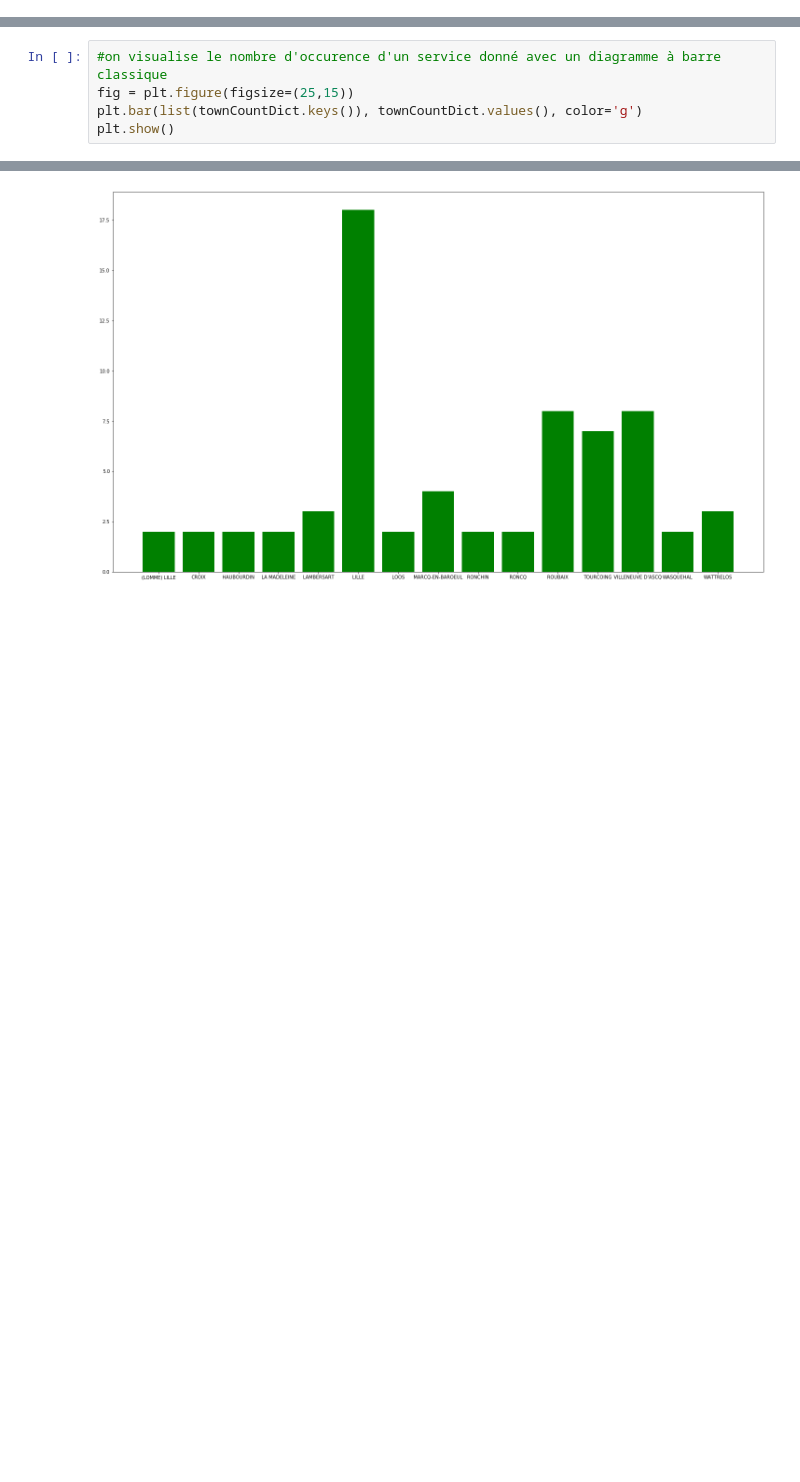
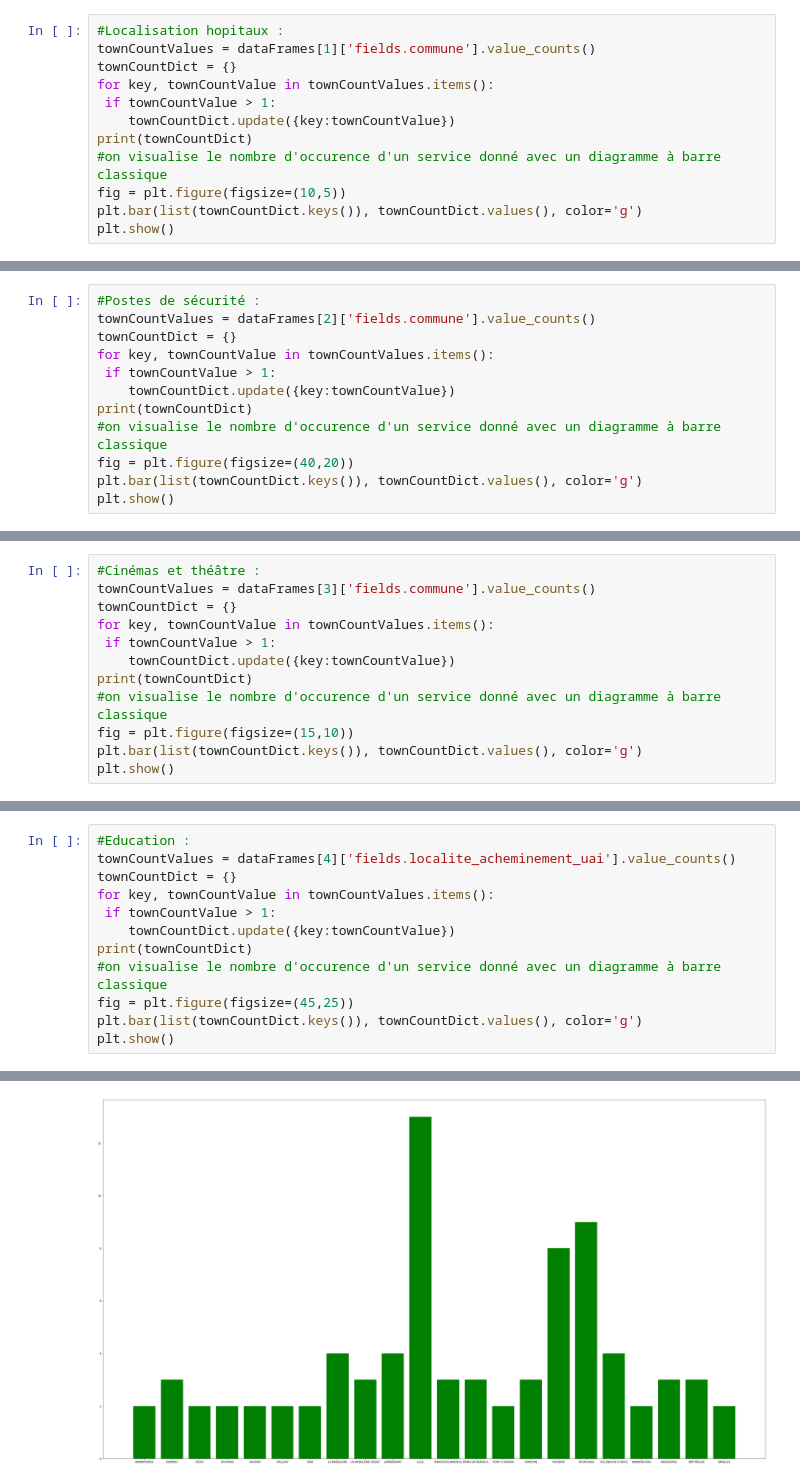
Before and after one commit to stavroguine/PyViz, a Jupyter notebook: PyViz - Visualisation .ipynb, the cells around one changed output, grey strips where cells are left out. Cells and saved outputs as stored; diff of their text form; blank space fills up the shorter version.

Commit message:
Visualisation pour les cinq services

```diff
--- a/PyViz - Visualisation .ipynb
+++ b/PyViz - Visualisation .ipynb
@@ -32,0 +39,12 @@ print(townCountDict)
+# %%
+#Localisation hopitaux :
+townCountValues = dataFrames[1]['fields.commune'].value_counts()
+townCountDict = {}
+for key, townCountValue in townCountValues.items():
+ if townCountValue > 1:
+    townCountDict.update({key:townCountValue})
+print(townCountDict)
+#on visualise le nombre d'occurence d'un service donné avec un diagramme à barre classique
+fig = plt.figure(figsize=(10,5))
+plt.bar(list(townCountDict.keys()), townCountDict.values(), color='g')
+plt.show()
@@ -32,0 +54,12 @@ print(townCountDict)
+# %%
+#Postes de sécurité :
+townCountValues = dataFrames[2]['fields.commune'].value_counts()
+townCountDict = {}
+for key, townCountValue in townCountValues.items():
+ if townCountValue > 1:
+    townCountDict.update({key:townCountValue})
+print(townCountDict)
+#on visualise le nombre d'occurence d'un service donné avec un diagramme à barre classique
+fig = plt.figure(figsize=(40,20))
+plt.bar(list(townCountDict.keys()), townCountDict.values(), color='g')
+plt.show()
@@ -32,0 +69,12 @@ print(townCountDict)
+# %%
+#Cinémas et théâtre :
+townCountValues = dataFrames[3]['fields.commune'].value_counts()
+townCountDict = {}
+for key, townCountValue in townCountValues.items():
+ if townCountValue > 1:
+    townCountDict.update({key:townCountValue})
+print(townCountDict)
+#on visualise le nombre d'occurence d'un service donné avec un diagramme à barre classique
+fig = plt.figure(figsize=(15,10))
+plt.bar(list(townCountDict.keys()), townCountDict.values(), color='g')
+plt.show()
@@ -33,6 +84,13 @@ print(townCountDict)
 # %%
+#Education :
+townCountValues = dataFrames[4]['fields.localite_acheminement_uai'].value_counts()
+townCountDict = {}
+for key, townCountValue in townCountValues.items():
+ if townCountValue > 1:
+    townCountDict.update({key:townCountValue})
+print(townCountDict)
 #on visualise le nombre d'occurence d'un service donné avec un diagramme à barre classique
-fig = plt.figure(figsize=(25,15))
+fig = plt.figure(figsize=(45,25))
 plt.bar(list(townCountDict.keys()), townCountDict.values(), color='g')
 plt.show()
 # %% [output]
@@ -39 +98 @@ plt.show()
-[figure, old version]
+[figure, new version]
```
Also changed, not shown: parts of 6 cells of this notebook.
